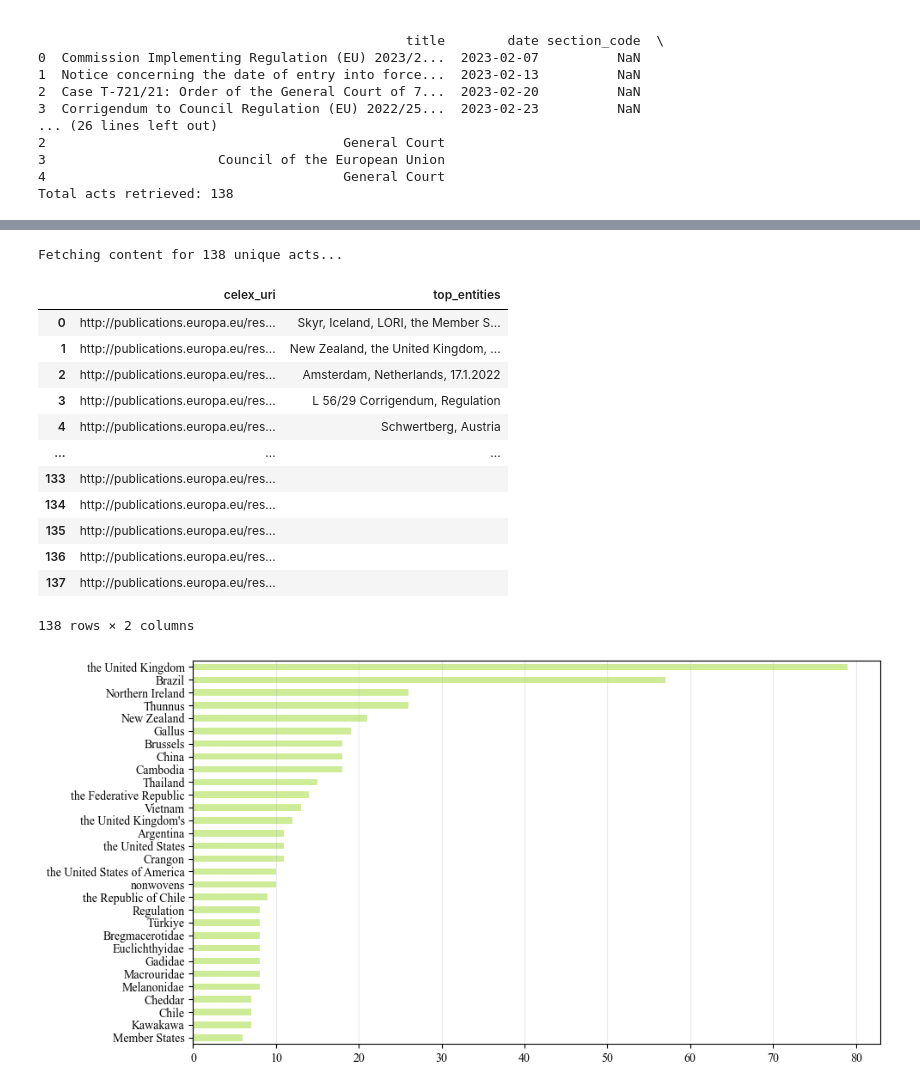
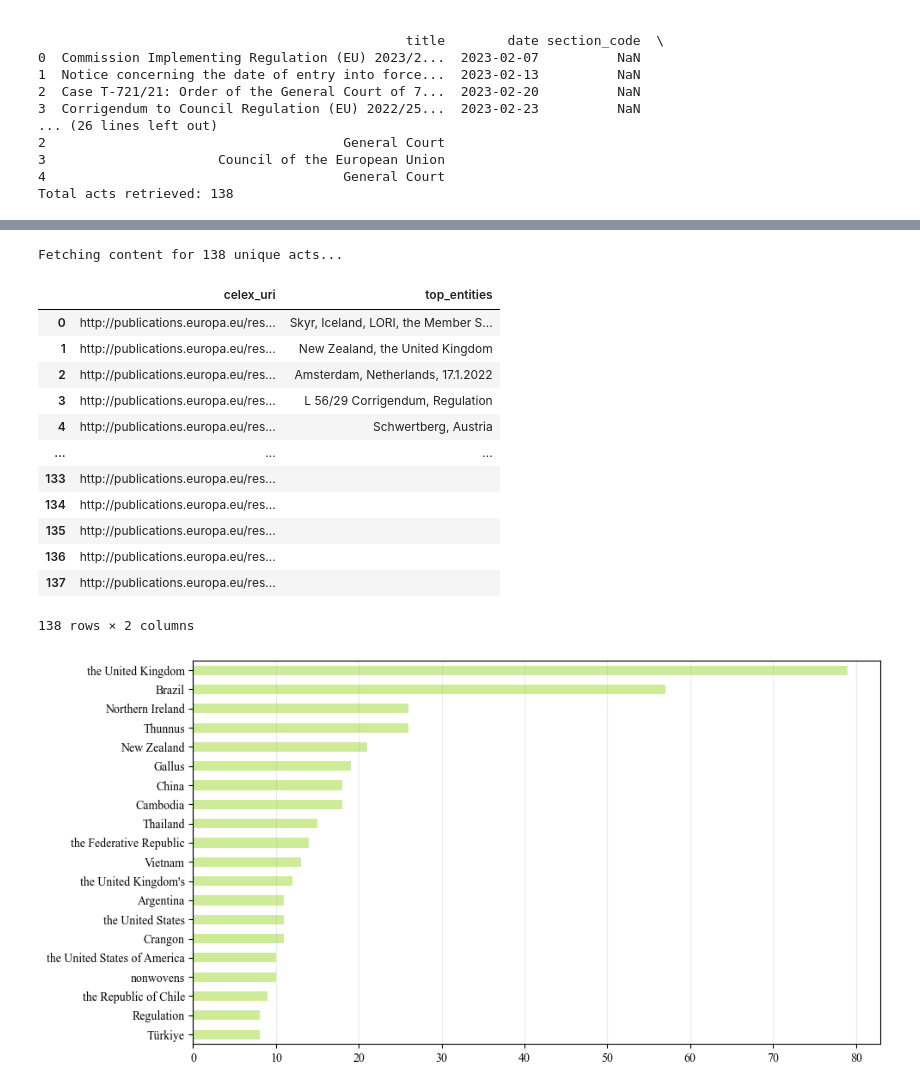
Before and after one commit to diegoglezsu/bulletin-py, a Jupyter notebook: scripts/use_cases/case_4_tariff_analysis.ipynb, the cells around one changed output, grey strips where cells are left out. Cells and saved outputs as stored; diff of their text form; code cells hidden in the pictures.

Commit message:
Improved charts and case 4

```diff
--- a/scripts/use_cases/case_4_tariff_analysis.ipynb
+++ b/scripts/use_cases/case_4_tariff_analysis.ipynb
@@ -93,7 +93,7 @@ nlp = spacy.load("en_core_web_sm")
 
 # Limit the labels to GPE (Geopolitical Entity).
 ENTITY_LABELS = {"GPE"}
-ENTITY_STOP_TEXTS = {"European Union", "European Commission", "Council of the European Union"}
+ENTITY_STOP_TEXTS = {"European Union", "European Commission", "Council of the European Union", "European Parliament", "European Council", "EU", "E.U.", "EC", "ECJ", "CJEU", "Brussels"}
 
 
 def html_to_text(content_html):
@@ -105,7 +105,7 @@ def plot_top(counter, title, color):
     if not counter:
         print(f"No data to plot for: {title}")
         return
-    labels, values = zip(*counter.most_common(30))
+    labels, values = zip(*counter.most_common(20))
     ax = pd.Series(values[::-1], index=labels[::-1]).plot(kind="barh", figsize=(10, 5), color=color)
     ax.grid(axis="x", alpha=0.25)
     plt.tight_layout()
@@ -127,32 +127,32 @@ for _, act in acts_df.iterrows():
         re.sub(r"\s+", " ", ent.text).strip() for ent in doc.ents
         if ent.label_ in ENTITY_LABELS
         and ent.text.strip() not in ENTITY_STOP_TEXTS
         and len(ent.text.strip()) > 2
     ]
 
     entity_counts = Counter(entities)
     global_entities.update(entity_counts)
     rows.append({
         "celex_uri": act["celex_uri"],
         "top_entities": ", ".join(entity for entity, _ in entity_counts.most_common(6)),
     })
 
 analysis_df = pd.DataFrame(rows)
 display(analysis_df)
 plot_top(global_entities, f"Most Frequent Geopolitical Entities", "#CEEC97")
 # %% [output]
 Fetching content for 138 unique acts...
 |  | celex_uri | top_entities |
 | 0 | http://publications.europa.eu/res... | Skyr, Iceland, LORI, the Member S... |
-| 1 | http://publications.europa.eu/res... | New Zealand, the United Kingdom, ... |
+| 1 | http://publications.europa.eu/res... | New Zealand, the United Kingdom |
 | 2 | http://publications.europa.eu/res... | Amsterdam, Netherlands, 17.1.2022 |
 | 3 | http://publications.europa.eu/res... | L 56/29 Corrigendum, Regulation |
 | 4 | http://publications.europa.eu/res... | Schwertberg, Austria |
 | ... | ... | ... |
 | 133 | http://publications.europa.eu/res... |  |
 | 134 | http://publications.europa.eu/res... |  |
 | 135 | http://publications.europa.eu/res... |  |
 | 136 | http://publications.europa.eu/res... |  |
 | 137 | http://publications.europa.eu/res... |  |
 138 rows × 2 columns
-[figure, old version]
+[figure, new version]
```
Also changed, not shown: parts of 1 cell of this notebook, 2 other files.
